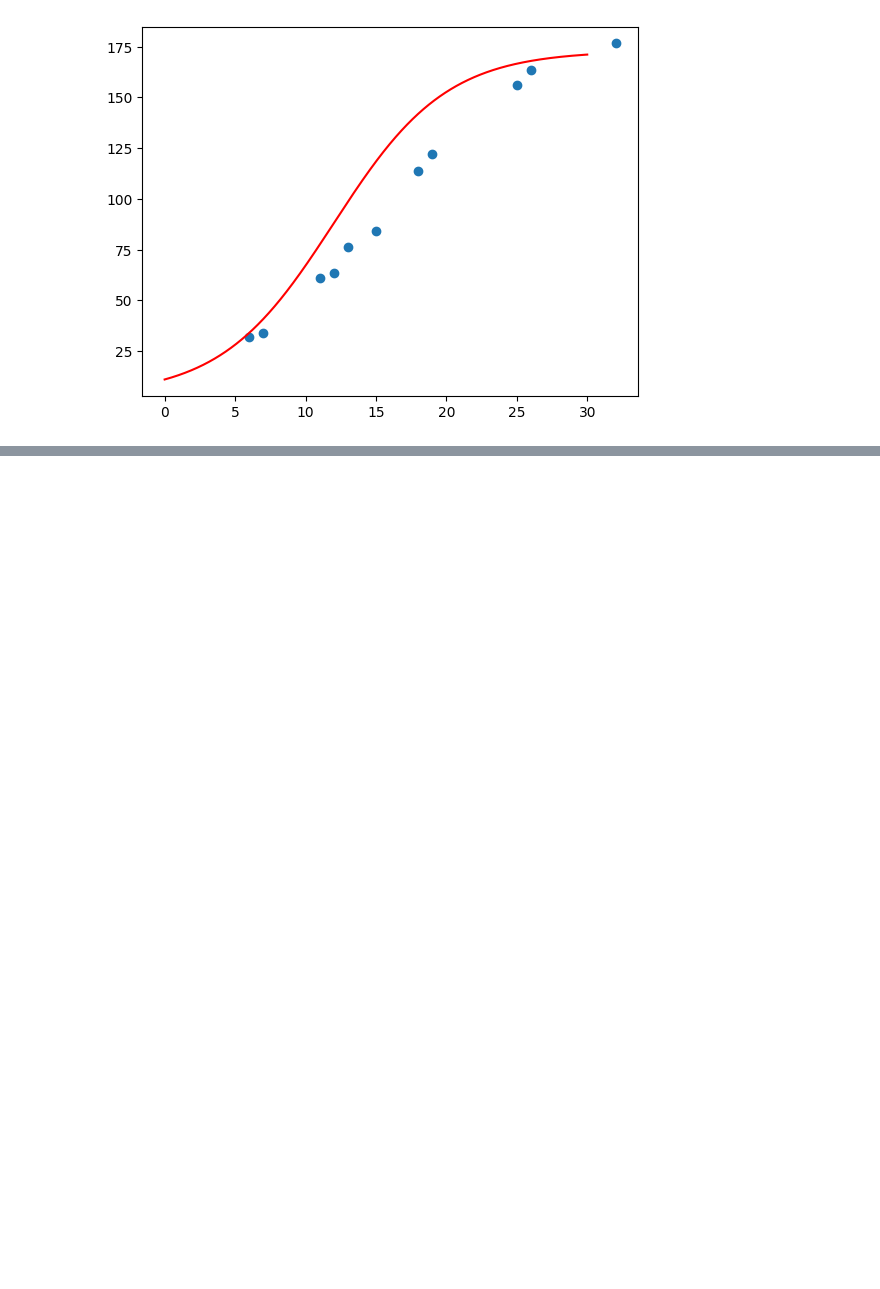
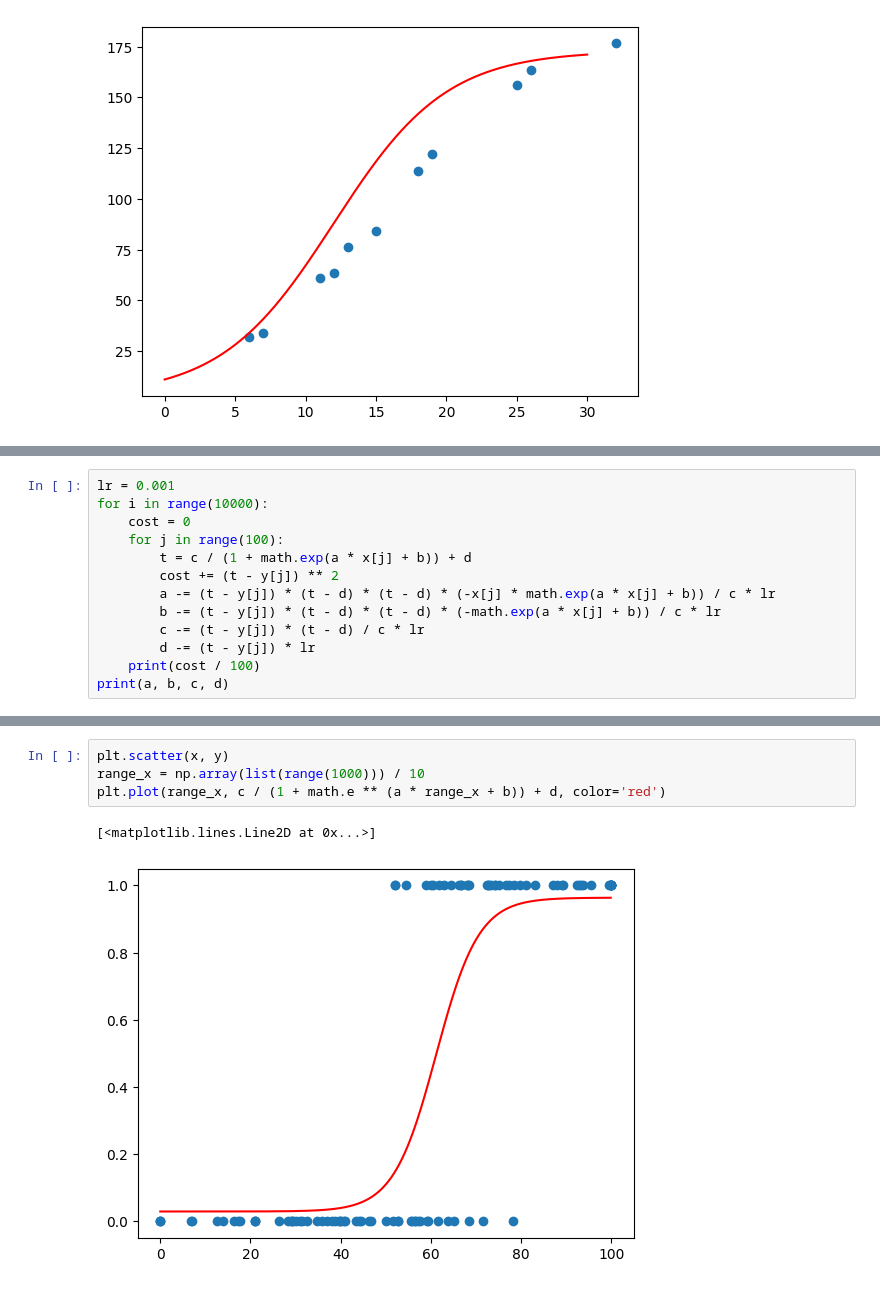
Before and after one commit to hichan0310/pythonProject, a Jupyter notebook: asdf.ipynb, the cells around one changed output, grey strips where cells are left out. Cells and saved outputs as stored; diff of their text form; blank space fills up the shorter version.

```diff
--- a/asdf.ipynb
+++ b/asdf.ipynb
@@ -102,0 +120,13 @@ OverflowError: math range error
+# %%
+lr = 0.001
+for i in range(10000):
+    cost = 0
+    for j in range(100):
+        t = c / (1 + math.exp(a * x[j] + b)) + d
+        cost += (t - y[j]) ** 2
+        a -= (t - y[j]) * (t - d) * (t - d) * (-x[j] * math.exp(a * x[j] + b)) / c * lr
+        b -= (t - y[j]) * (t - d) * (t - d) * (-math.exp(a * x[j] + b)) / c * lr
+        c -= (t - y[j]) * (t - d) / c * lr
+        d -= (t - y[j]) * lr
+    print(cost / 100)
+print(a, b, c, d)
@@ -102,0 +151,7 @@ OverflowError: math range error
+# %%
+plt.scatter(x, y)
+range_x = np.array(list(range(1000))) / 10
+plt.plot(range_x, c / (1 + math.e ** (a * range_x + b)) + d, color='red')
+# %% [output]
+[<matplotlib.lines.Line2D at 0x...>]
+[figure, added]
```
Also changed, not shown: parts of 12 cells of this notebook.
